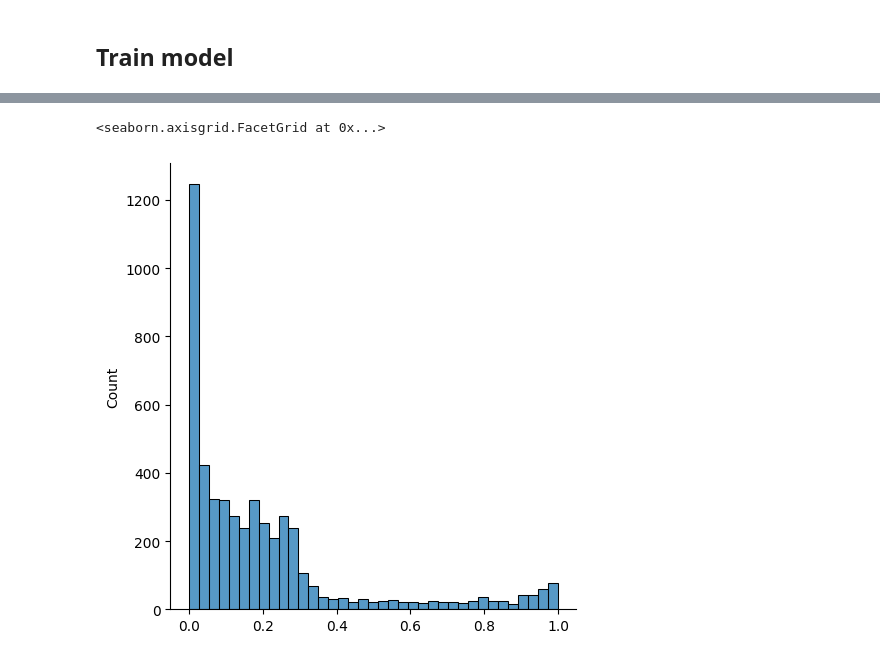
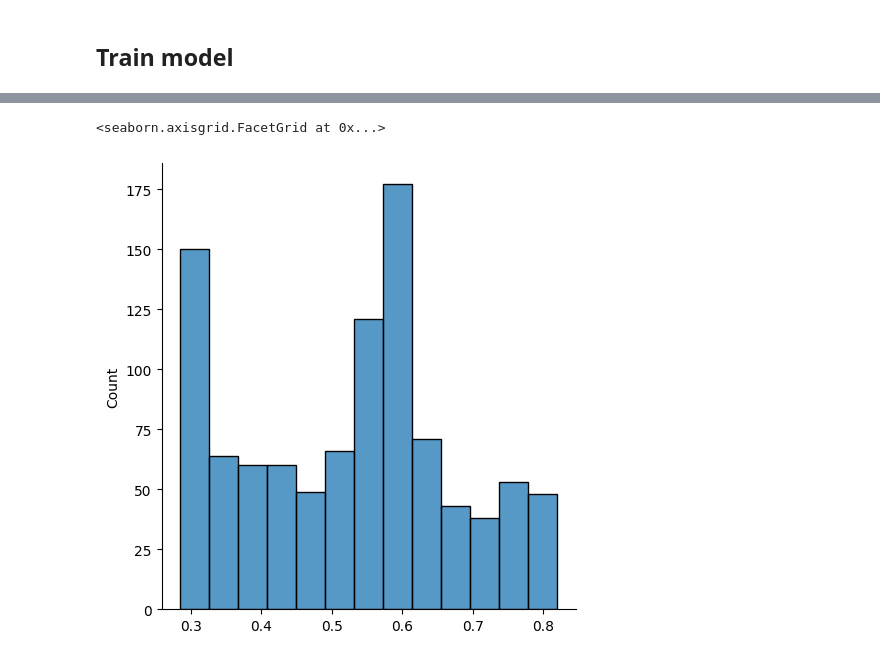
Before and after one commit to gmgeorg/pypsps, a Jupyter notebook: notebooks/pypsps_demo.ipynb, the cells around one changed output, grey strips where cells are left out. Cells and saved outputs as stored; diff of their text form; code cells hidden in the pictures.

Commit message:
add avg outcome and metrics (#6)

```diff
--- a/notebooks/pypsps_demo.ipynb
+++ b/notebooks/pypsps_demo.ipynb
@@ -245,6 +257,8 @@ y_pred.shape
 (1000, 13)
 # %%
-psps_outcome_loss = pypsps.keras.losses.OutcomeLoss(loss=pypsps.keras.losses.NegloglikNormal(reduction="none"), reduction="auto")
-psps_treat_loss = pypsps.keras.losses.TreatmentLoss(loss=tf.keras.losses.BinaryCrossentropy(reduction="none"), reduction="auto")
+psps_outcome_loss = pypsps.keras.losses.OutcomeLoss(loss=pypsps.keras.neglogliks.NegloglikNormal(
+    reduction="none"), reduction="sum_over_batch_size")
+psps_treat_loss = pypsps.keras.losses.TreatmentLoss(loss=tf.keras.losses.BinaryCrossentropy(reduction="none"),
+                                                    reduction="sum_over_batch_size")
 psps_outcome_loss(output_data, y_pred), psps_treat_loss(output_data, y_pred)
 # %% [output]
@@ -257,7 +271,7 @@ psps_causal_loss = pypsps.keras.losses.CausalLoss(outcome_loss=psps_outcome_loss
                                   outcome_loss_weight=0.01,
                                   predictive_states_regularizer=pypress.keras.regularizers.DegreesOfFreedom(
                                       0.01, df=5 - 1),
-                                  reduction="auto")
+                                  reduction="sum_over_batch_size")
 
 # Test loss function
 psps_causal_loss(output_data, y_pred)
@@ -289,7 +303,8 @@ ________________________________________________________________________________
 model.compile(loss=psps_causal_loss,
               optimizer=tfk.optimizers.Nadam(learning_rate=0.01),
               metrics=[pypsps.keras.metrics.PropensityScoreBinaryCrossentropy(),
-                      pypsps.keras.metrics.PropensityScoreAUC(curve="PR")])
+                      pypsps.keras.metrics.PropensityScoreAUC(curve="PR"),
+                      pypsps.keras.metrics.OutcomeMeanSquaredError()])
 
 history = model.fit(input_data, output_data, epochs=50, batch_size=64,
                     verbose=2, validation_split=0.2,
@@ -324,5 +339,5 @@ plt.grid()
 # %%
 y_pred = model.predict(input_data)
-outcome_pred, const_scale, propensity_score, weights = pypsps.utils.split_y_pred(y_pred)
+outcome_pred, const_scale, weights, propensity_score = pypsps.utils.split_y_pred(y_pred)
 sns.displot(pd.Series(propensity_score.ravel()))
 # %% [output]
@@ -330,5 +345,5 @@ sns.displot(pd.Series(propensity_score.ravel()))
 <seaborn.axisgrid.FacetGrid at 0x...>
-[figure, old version]
+[figure, new version]
 # %%
 y_pred = model.predict(input_data)
 outcome_pred, scale_pred, weights, propensity_score = pypsps.utils.split_y_pred(y_pred)
```
Also changed, not shown: parts of 27 cells of this notebook, 3 other files.
